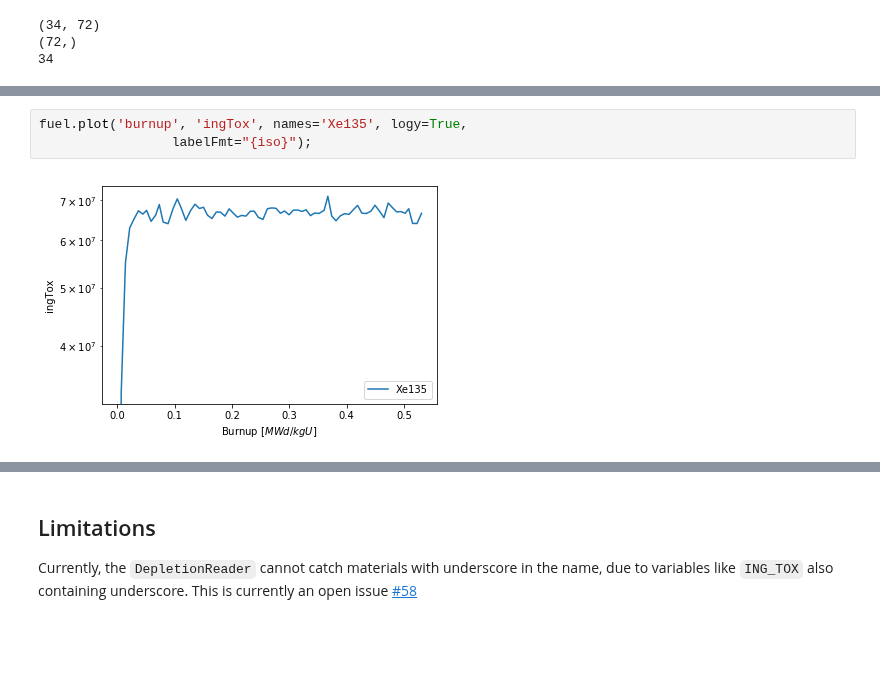
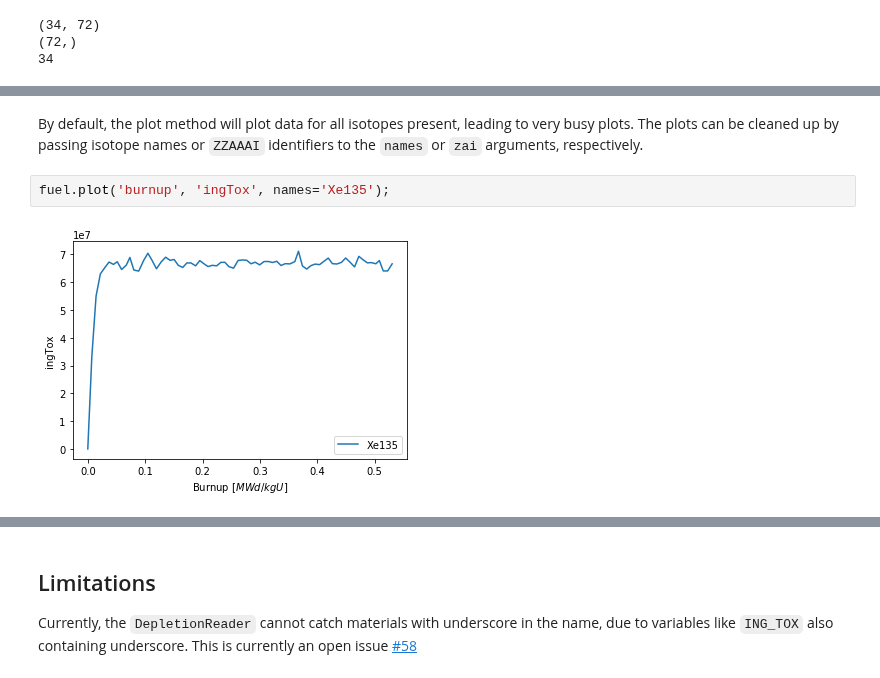
Before and after one commit to CORE-GATECH-GROUP/serpent-tools, a Jupyter notebook: examples/DepletionReader.ipynb, the cells around one changed output, grey strips where cells are left out. Drawn from its saved outputs; the diff is of its cells as text; blank space fills up the shorter version.

```diff
--- a/examples/DepletionReader.ipynb
+++ b/examples/DepletionReader.ipynb
@@ -151,5 +150,6 @@ fuel.plot('days', 'adens', dayPoints, iso,
+# %% [markdown]
+By default, the plot method will plot data for all isotopes present, leading to very busy plots. The plots can be cleaned up by passing isotope names or `ZZAAAI` identifiers to the `names` or `zai` arguments, respectively.
 # %%
-fuel.plot('burnup', 'ingTox', names='Xe135', logy=True,
-                 labelFmt="{iso}");
+fuel.plot('burnup', 'ingTox', names='Xe135');
 # %% [output]
-[figure, old version]
+[figure, new version]
```
Also changed, not shown: parts of 13 cells of this notebook, 10 other files.
